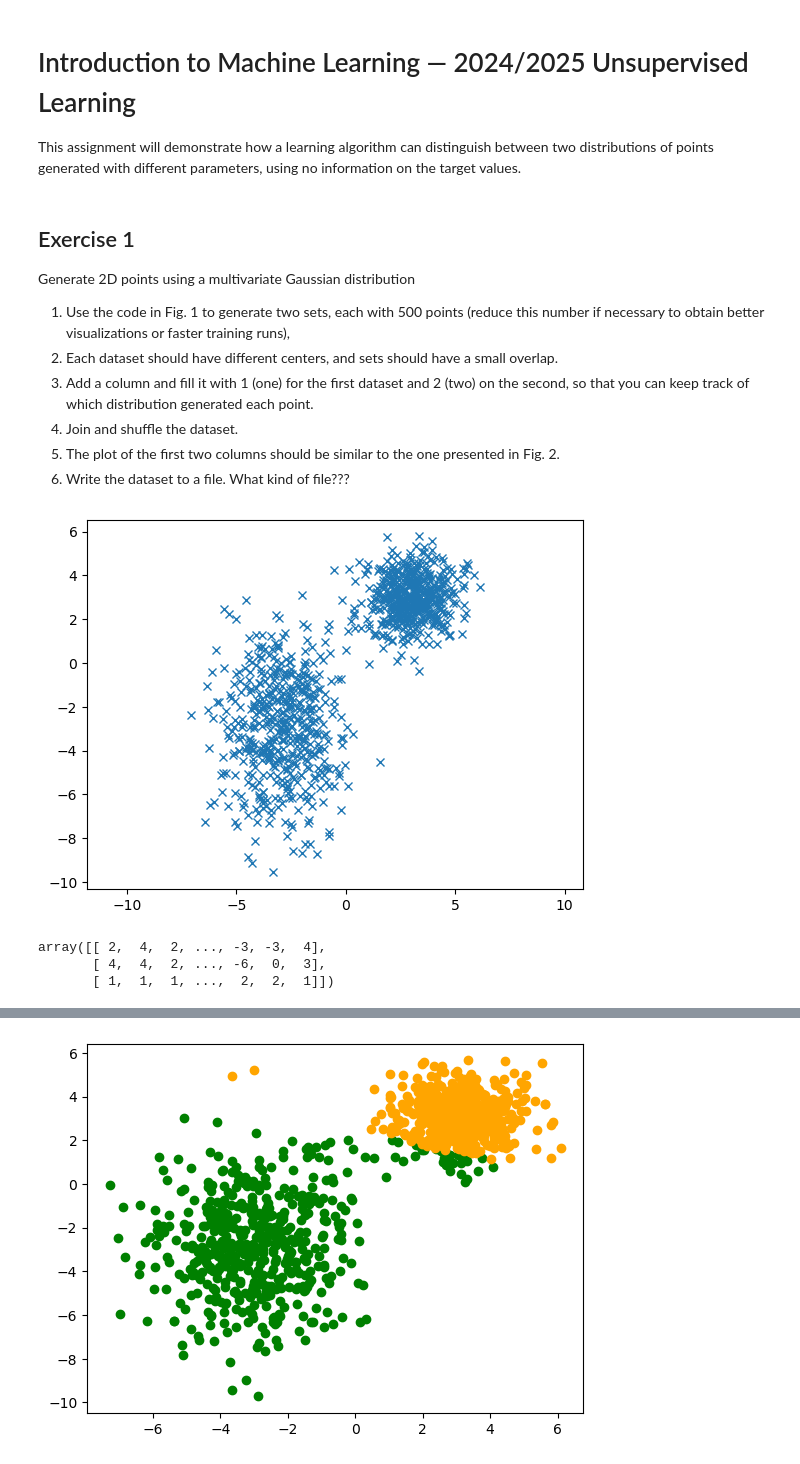
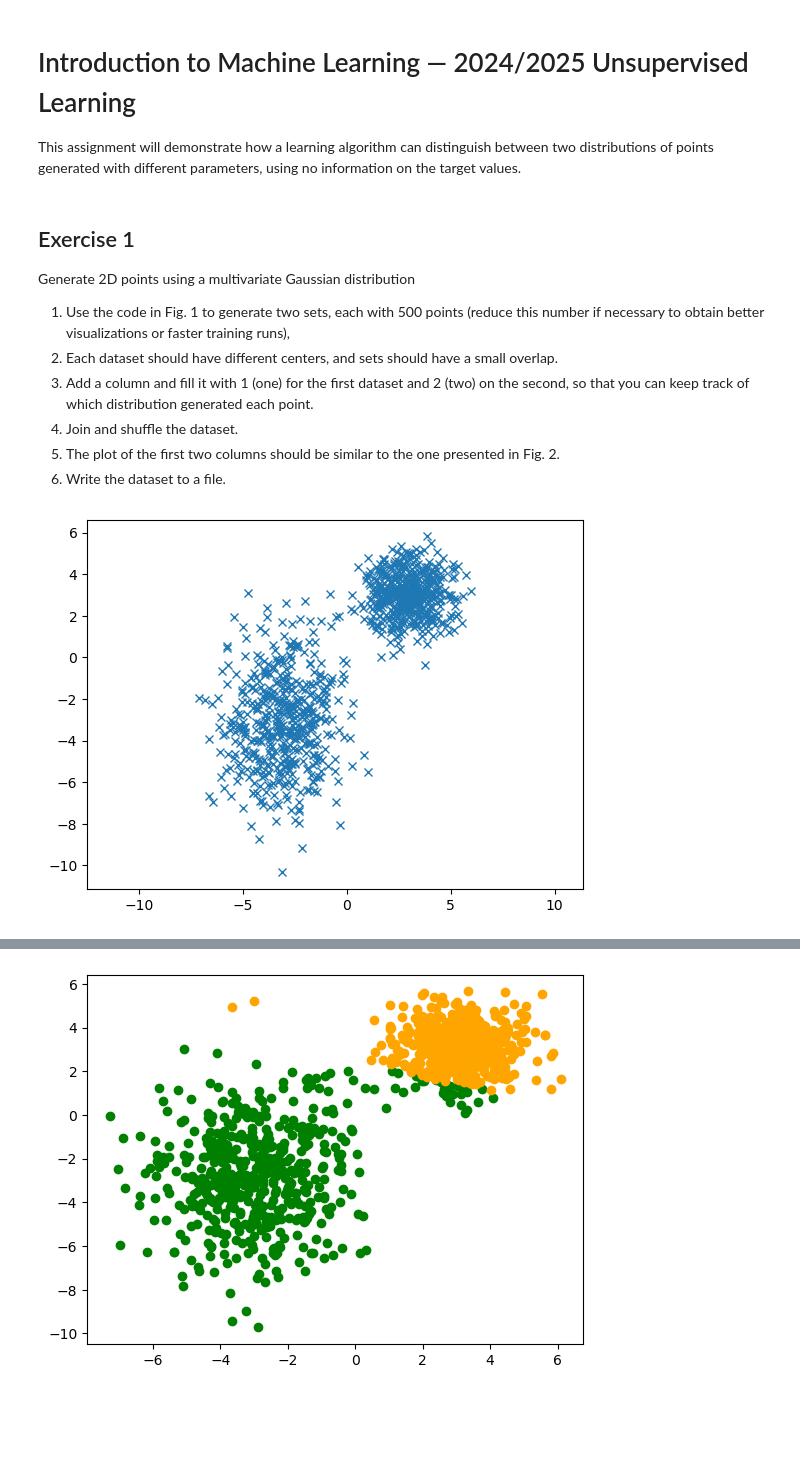
Before and after one commit to jelenameyer/IntroToMachineLearning, a Jupyter notebook: assignments/a1_unsupervised.ipynb, the cells around one changed output, grey strips where cells are left out. Drawn from its saved outputs; the diff is of its cells as text; code cells hidden in the pictures; blank space fills up the shorter version.

```diff
--- a/assignments/a1_unsupervised.ipynb
+++ b/assignments/a1_unsupervised.ipynb
@@ -10,50 +10,48 @@ Generate 2D points using a multivariate Gaussian distribution
 3. Add a column and fill it with 1 (one) for the first dataset and 2 (two) on the second, so that you can keep track of which distribution generated each point.
 4. Join and shuffle the dataset.
 5. The plot of the first two columns should be similar to the one presented in Fig. 2.
-6. Write the dataset to a file.    What kind of file???
+6. Write the dataset to a file.
 # %%
 # generate points
 # import packages
 
 import matplotlib . pyplot as plt
 import numpy as np
+from numpy import genfromtxt
 import random
+
 import pandas as pd
 from sklearn.model_selection import train_test_split
 import math
 
 mean= [3, 3]
 cov = [[1, 0], [0, 1]]
 a = np.random.multivariate_normal(mean, cov, 500).T
 
-new_col = np.ones((1, a.shape[1]))
-a = np.append(a, new_col, axis = 0)
+new_col_a = np.ones((1, a.shape[1]))
+a = np.append(a, new_col_a, axis = 0)
 
 mean= [-3, -3]
 cov = [[2, 0], [0, 5]]
 b = np.random.multivariate_normal(mean, cov, 500).T
 
-new_col = np.full((1, b.shape[1]), 2)
-b = np.append(b, new_col, axis = 0)
+new_col_b = np.full((1, b.shape[1]), 2)
+b = np.append(b, new_col_b, axis = 0)
 
 c = np.concatenate((a, b) , axis = 1)
 c=c.T
-np.random. shuffle (c)
+np.random.shuffle(c)
 c=c.T
 
 x = c[0]
 y=c[1]
-
+labels=c[2]
 plt.plot(x, y, "x")
 plt.axis("equal")
 plt .show()
 
 # save and load data
-np.savetxt('testData.txt', c, fmt='%d')
-d = np.loadtxt('testData.txt', dtype=int)
-d
+np.savetxt("testData.csv", c, delimiter=",")
+data = genfromtxt('testData.csv', delimiter=',')
 # %% [output]
-[figure, old version]
+[figure, new version]
-array([[ 2,  4,  2, ..., -3, -3,  4],
-       [ 4,  4,  2, ..., -6,  0,  3],
-       [ 1,  1,  1, ...,  2,  2,  1]])
```
Also changed, not shown: parts of 9 cells of this notebook, 3 other files.
